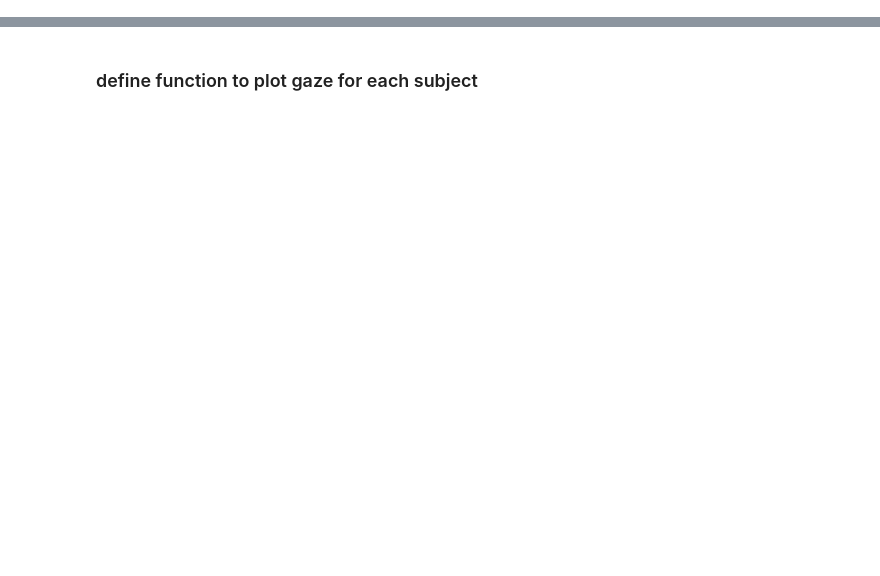
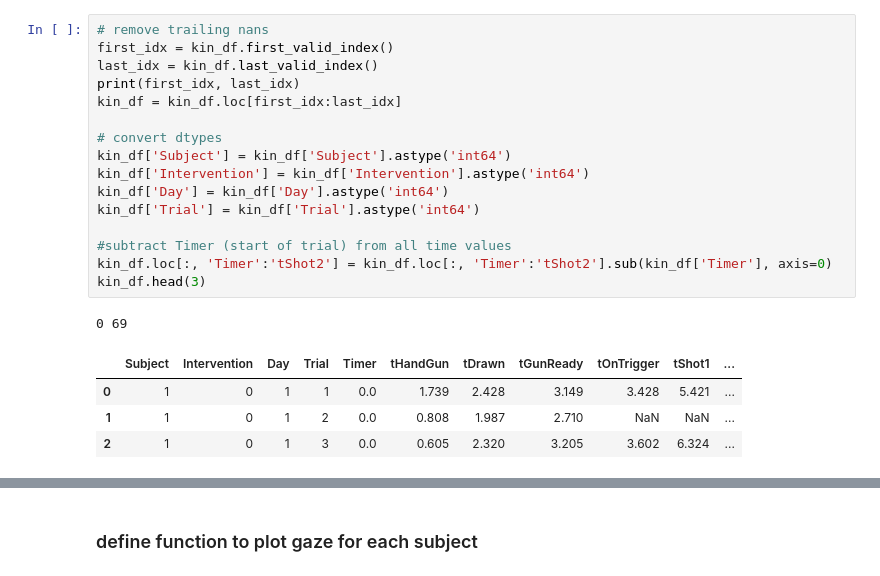
Before and after one commit to jamcro/shootGaze, a Jupyter notebook: py/gazeTimeline.ipynb, the cells around one changed output, grey strips where cells are left out. Cells and saved outputs as stored; diff of their text form; blank space fills up the shorter version.

```diff
--- a/py/gazeTimeline.ipynb
+++ b/py/gazeTimeline.ipynb
@@ -65,0 +65,22 @@ plt.tick_params(top='off', bottom='off', left='off', right='off', labelbottom='o
+# %%
+# remove trailing nans
+first_idx = kin_df.first_valid_index()
+last_idx = kin_df.last_valid_index()
+print(first_idx, last_idx)
+kin_df = kin_df.loc[first_idx:last_idx]
+
+# convert dtypes
+kin_df['Subject'] = kin_df['Subject'].astype('int64')
+kin_df['Intervention'] = kin_df['Intervention'].astype('int64')
+kin_df['Day'] = kin_df['Day'].astype('int64')
+kin_df['Trial'] = kin_df['Trial'].astype('int64')
+
+#subtract Timer (start of trial) from all time values
+kin_df.loc[:, 'Timer':'tShot2'] = kin_df.loc[:, 'Timer':'tShot2'].sub(kin_df['Timer'], axis=0)
+kin_df.head(3)
+# %% [output]
+0 69
+|  | Subject | Intervention | Day | Trial | Timer | tHandGun | tDrawn | tGunReady | tOnTrigger | tShot1 | ... |
+| 0 | 1 | 0 | 1 | 1 | 0.0 | 1.739 | 2.428 | 3.149 | 3.428 | 5.421 | ... |
+| 1 | 1 | 0 | 1 | 2 | 0.0 | 0.808 | 1.987 | 2.710 | NaN | NaN | ... |
+| 2 | 1 | 0 | 1 | 3 | 0.0 | 0.605 | 2.320 | 3.205 | 3.602 | 6.324 | ... |
```
Also changed, not shown: parts of 18 cells of this notebook.
